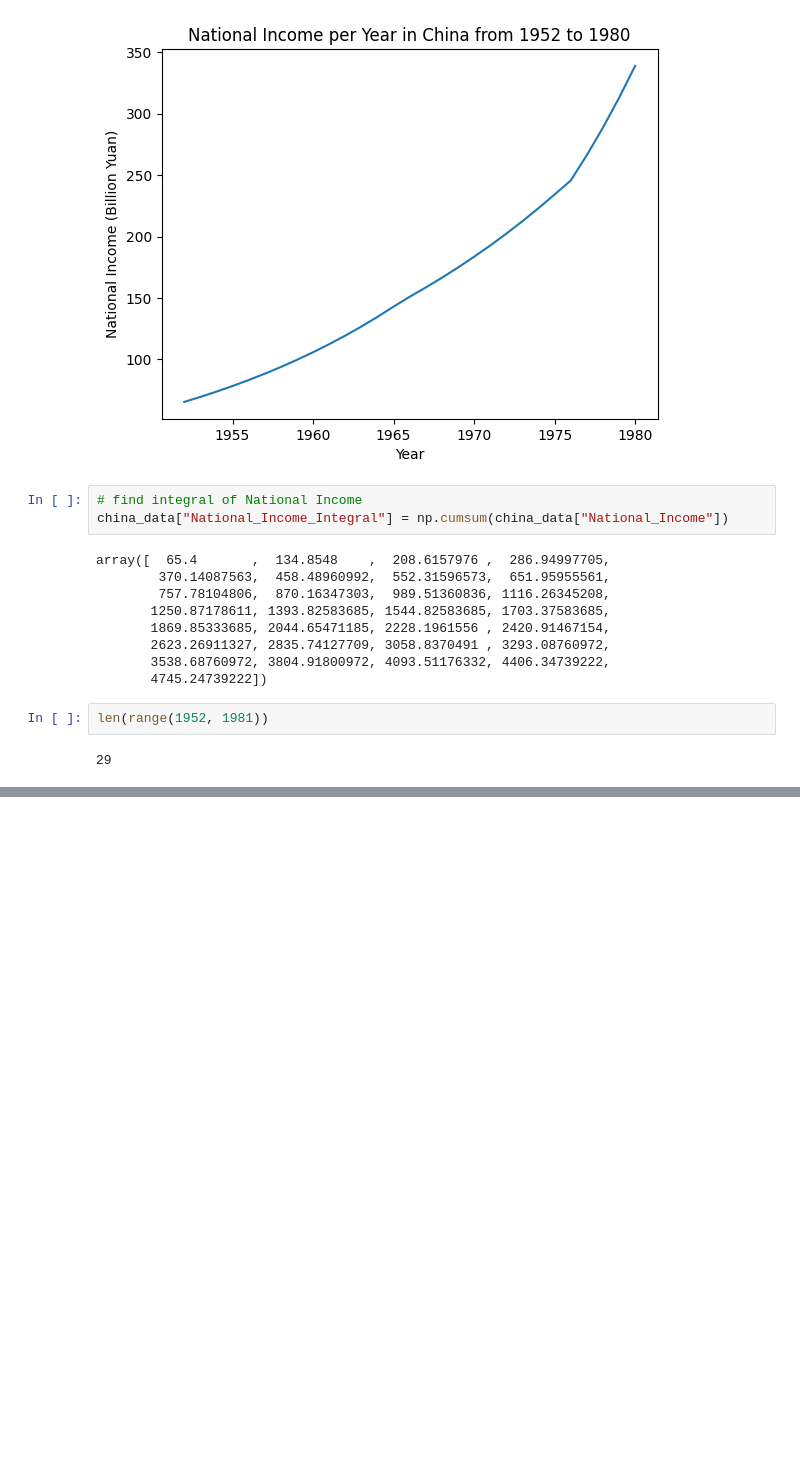
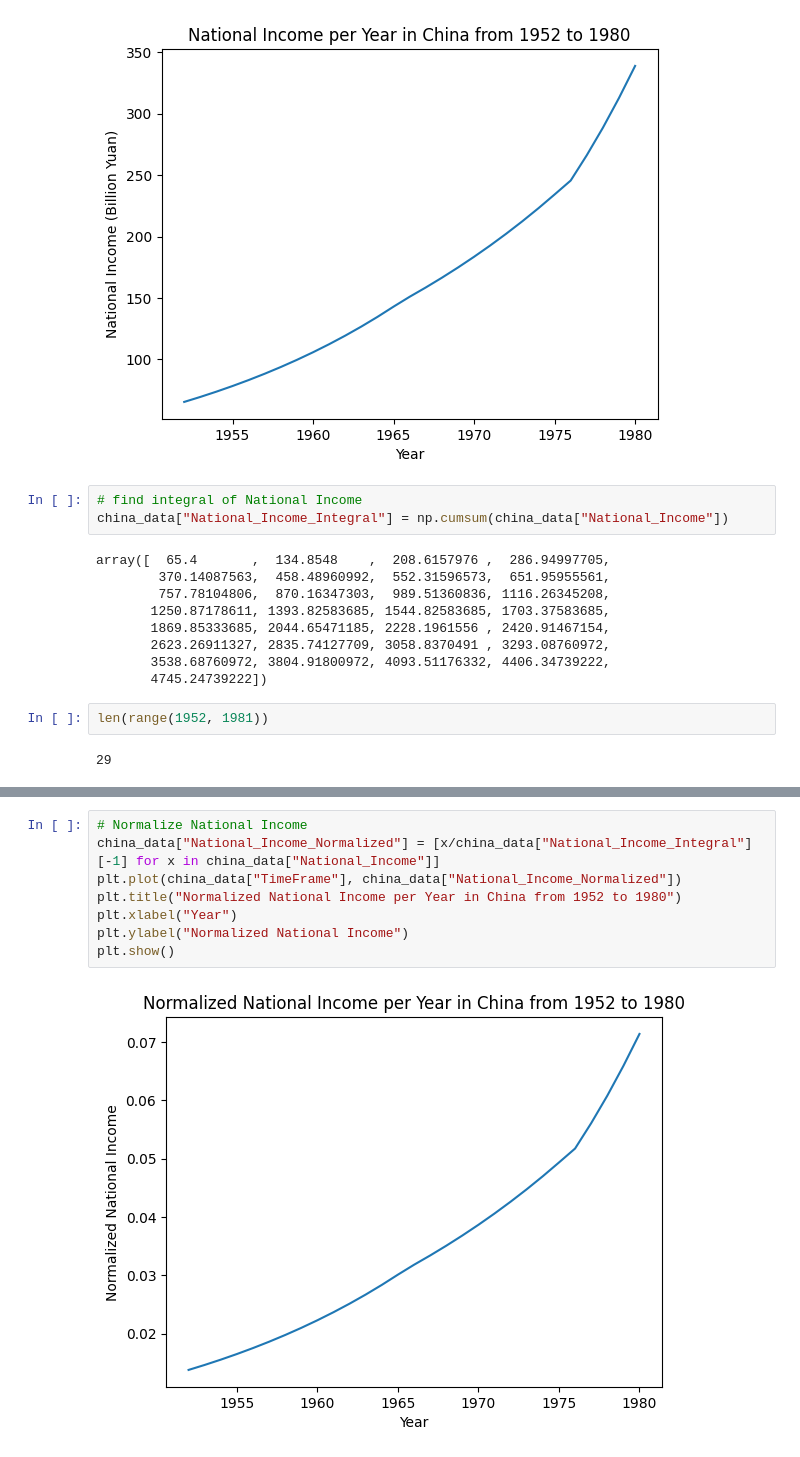
Before and after one commit to Mkrolick/My-Last-History-Class, a Jupyter notebook: history-book.ipynb, the cells around one changed output, grey strips where cells are left out. Drawn from its saved outputs; the diff is of its cells as text; blank space fills up the shorter version.

```diff
--- a/history-book.ipynb
+++ b/history-book.ipynb
@@ -60,0 +106,10 @@ len(range(1952, 1981))
+# %%
+# Normalize National Income
+china_data["National_Income_Normalized"] = [x/china_data["National_Income_Integral"][-1] for x in china_data["National_Income"]]
+plt.plot(china_data["TimeFrame"], china_data["National_Income_Normalized"])
+plt.title("Normalized National Income per Year in China from 1952 to 1980")
+plt.xlabel("Year")
+plt.ylabel("Normalized National Income")
+plt.show()
+# %% [output]
+[figure, added]
```
Also changed, not shown: parts of 10 cells of this notebook.
